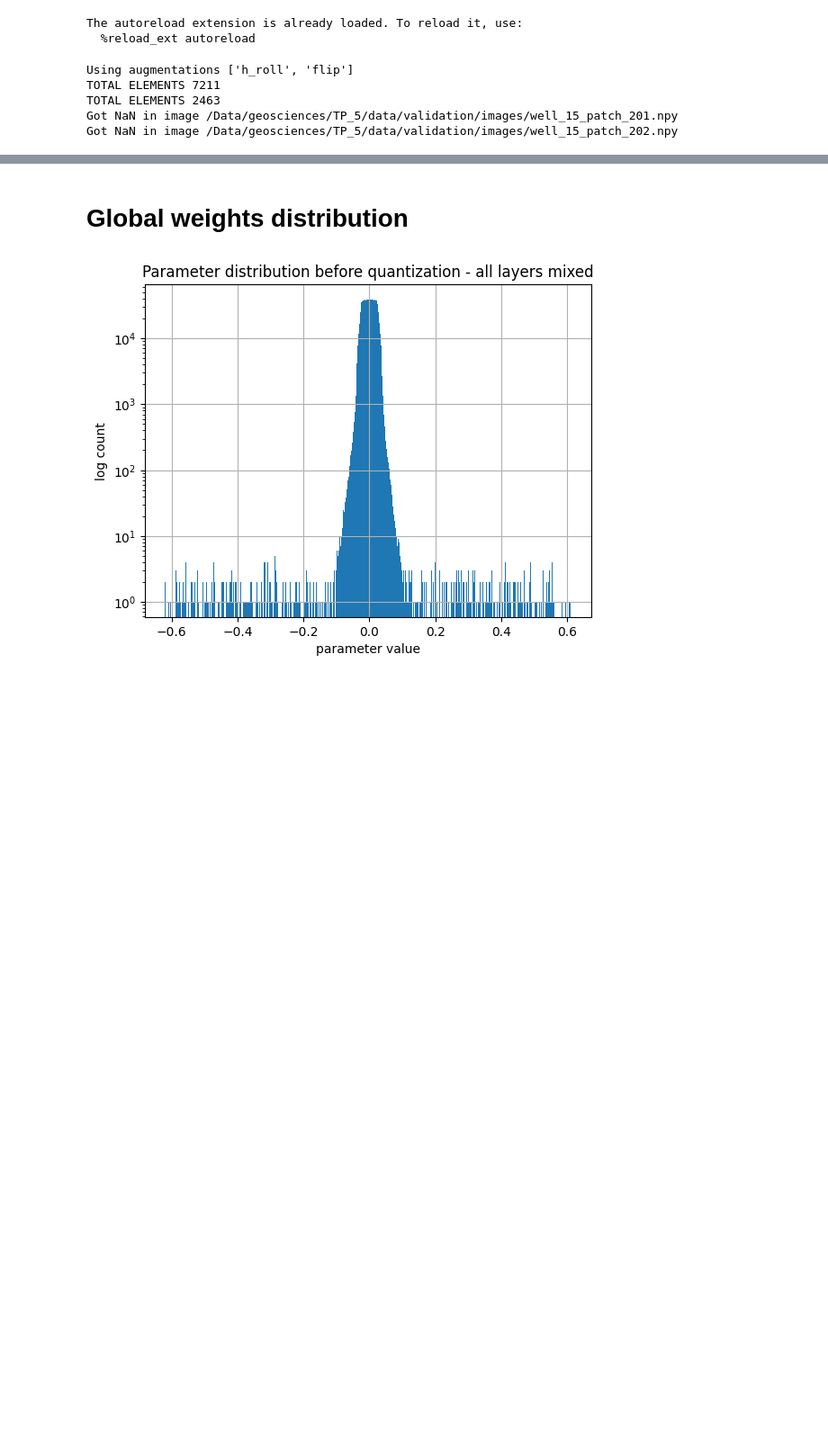
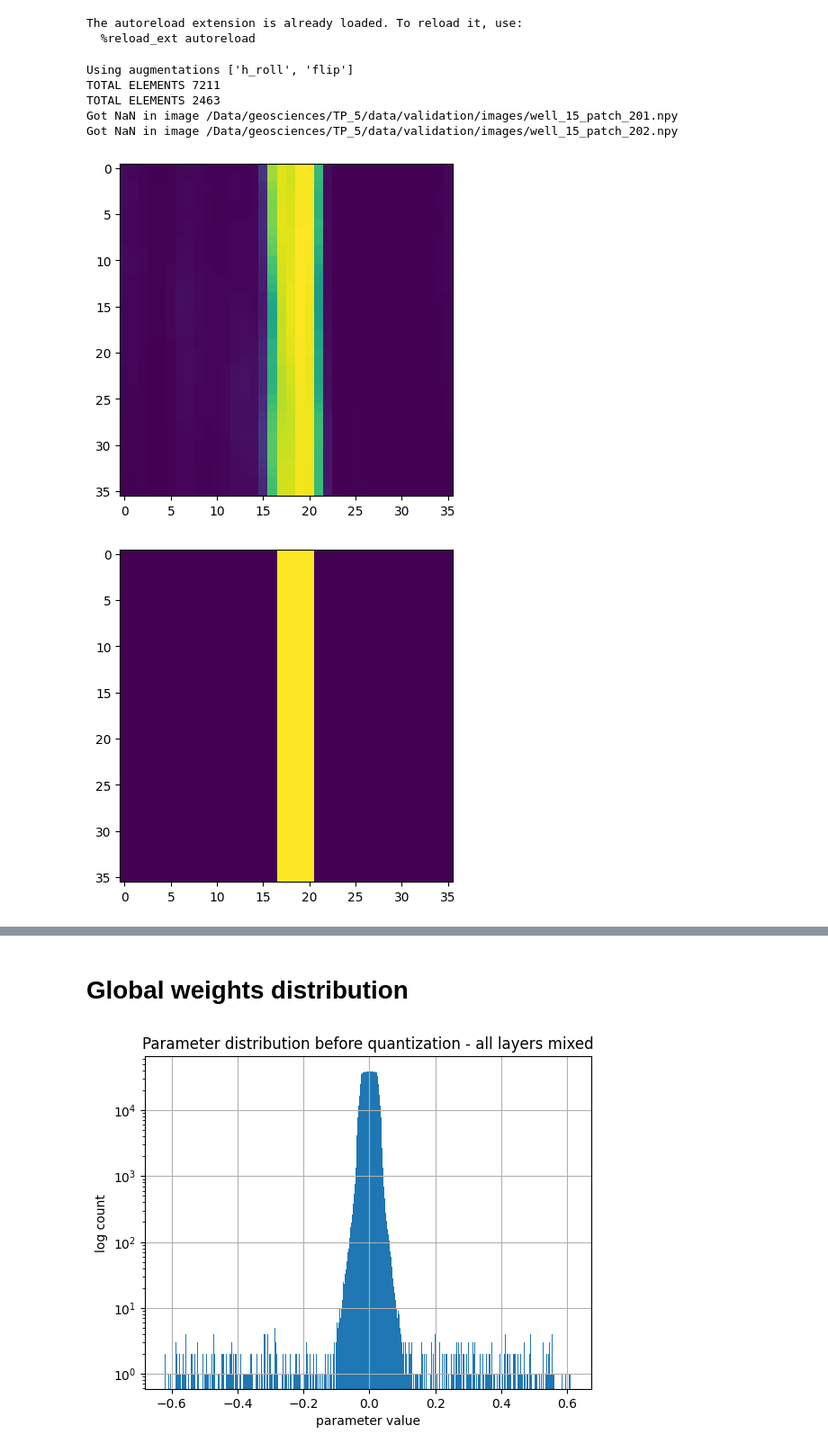
Before and after one commit to balthazarneveu/geosciences, a Jupyter notebook: TP_5/model_quantization.ipynb, the cells around one changed output, grey strips where cells are left out. Shown at 90% size. Saved outputs shown, nothing was run; the diff lists cells and outputs as text; code cells hidden in the pictures; blank space fills up the shorter version.

```diff
--- a/TP_5/model_quantization.ipynb
+++ b/TP_5/model_quantization.ipynb
@@ -21,6 +26,18 @@ TOTAL ELEMENTS 7211
 TOTAL ELEMENTS 2463
 Got NaN in image /Data/geosciences/TP_5/data/validation/images/well_15_patch_201.npy
 Got NaN in image /Data/geosciences/TP_5/data/validation/images/well_15_patch_202.npy
+# %%
+img, label = next(iter(dl_dict[VALIDATION]))
+with torch.no_grad():
+    output = model(img)
+selected_index = 12
+plt.imshow(torch.sigmoid(output[selected_index, 0, ...]).detach().cpu().numpy())
+plt.show()
+plt.imshow(label[selected_index, 0, ...].detach().cpu().numpy().astype(float))
+plt.show()
+# %% [output]
+[figure, added]
+[figure, added]
 # %%
 params = torch.cat([p.flatten() for p in model.parameters() if p.requires_grad])
 params = params.detach().cpu().numpy()
```
Also changed, not shown: parts of 7 cells of this notebook, 2 other files.
